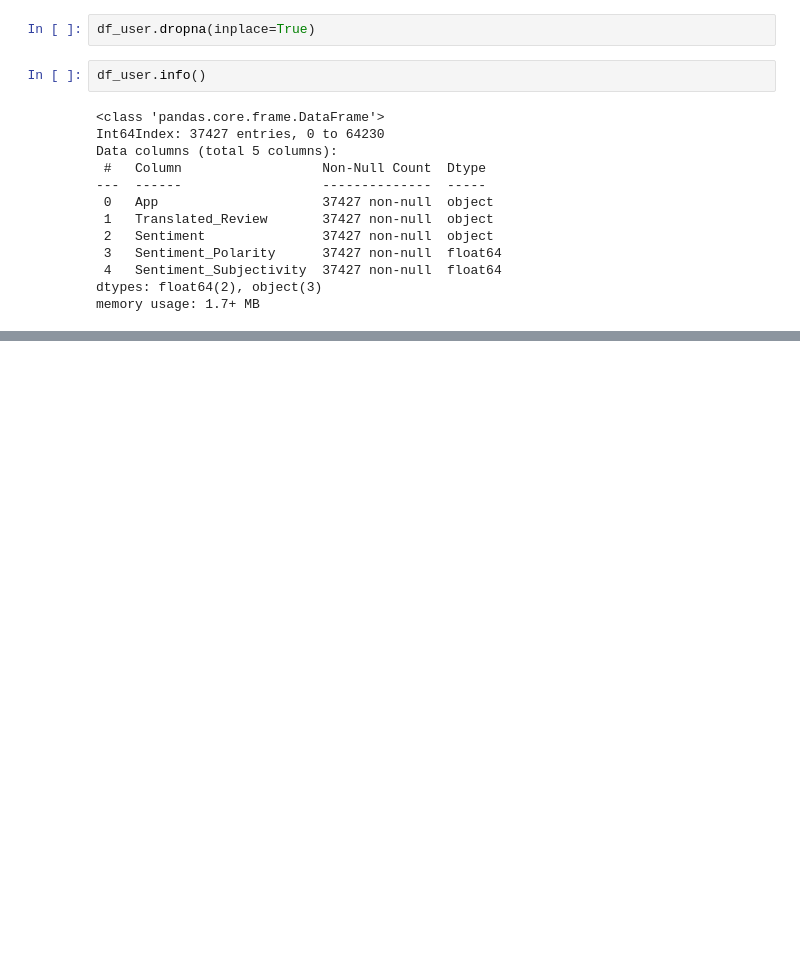
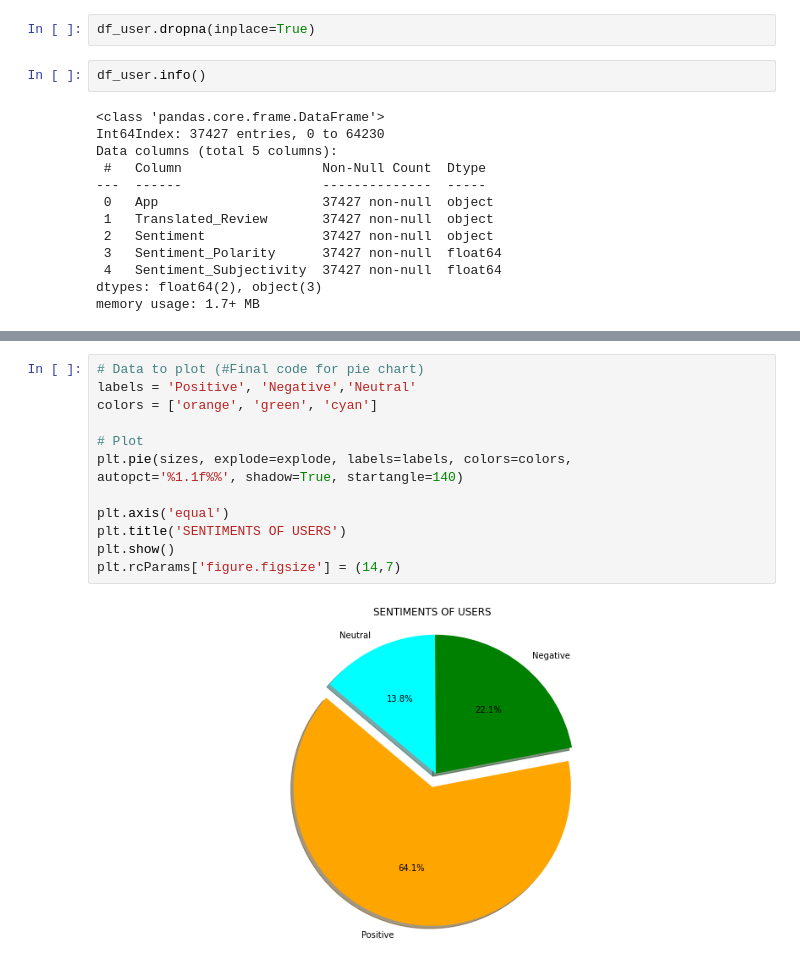
Before and after one commit to meetdelvadiya/Play-Store-App-Review-Analysis, a Jupyter notebook: Play_Store_App_Review_Analysis_Meet_Delvadiya.ipynb, the cells around one changed output, grey strips where cells are left out. Saved outputs shown, nothing was run; the diff lists cells and outputs as text; blank space fills up the shorter version.

```diff
--- a/Play_Store_App_Review_Analysis_Meet_Delvadiya.ipynb
+++ b/Play_Store_App_Review_Analysis_Meet_Delvadiya.ipynb
@@ -556,0 +584,15 @@ memory usage: 1.7+ MB
+# %%
+# Data to plot (#Final code for pie chart)
+labels = 'Positive', 'Negative','Neutral'
+colors = ['orange', 'green', 'cyan']
+
+# Plot
+plt.pie(sizes, explode=explode, labels=labels, colors=colors,
+autopct='%1.1f%%', shadow=True, startangle=140)
+
+plt.axis('equal')
+plt.title('SENTIMENTS OF USERS')
+plt.show()
+plt.rcParams['figure.figsize'] = (14,7)
+# %% [output]
+[figure, added]
```
Also changed, not shown: parts of 10 cells of this notebook.
